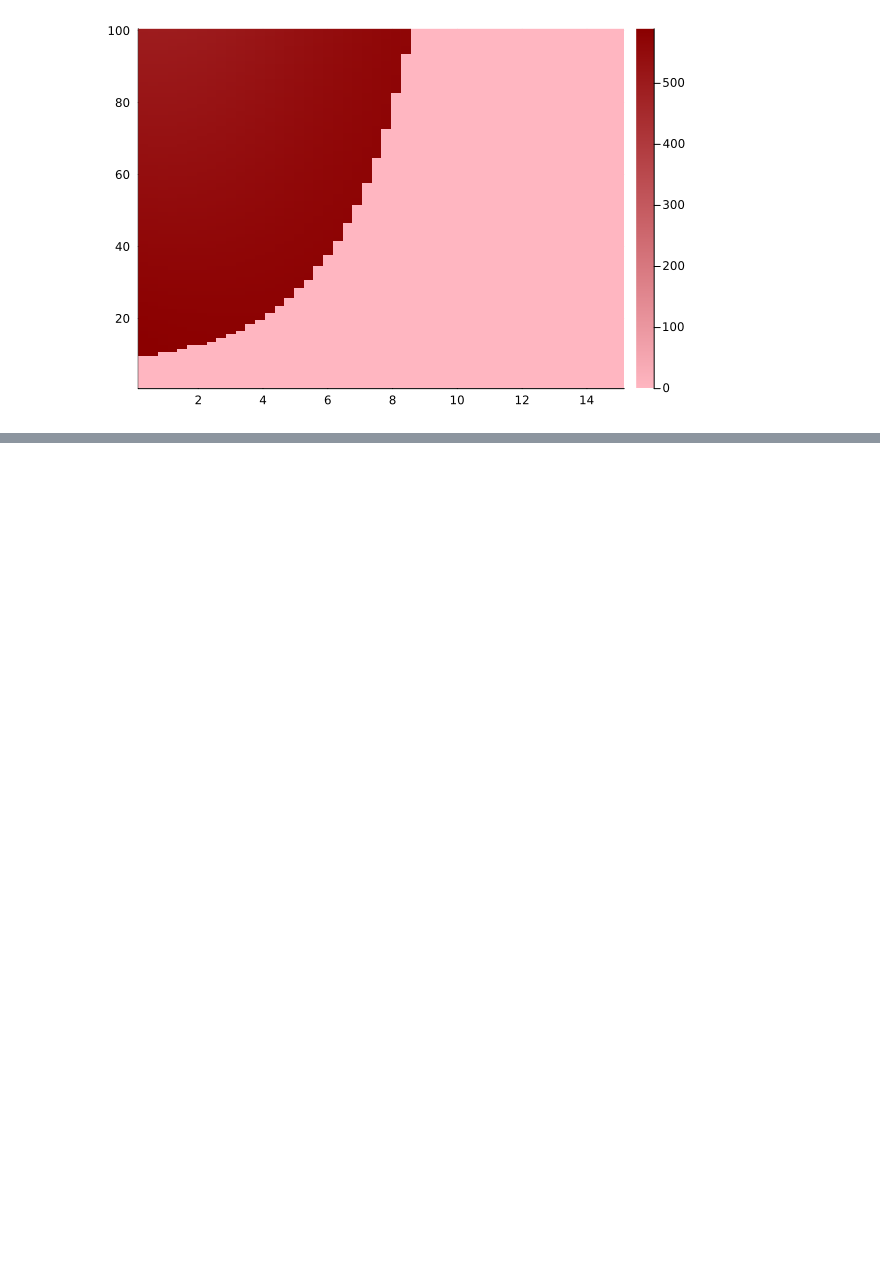
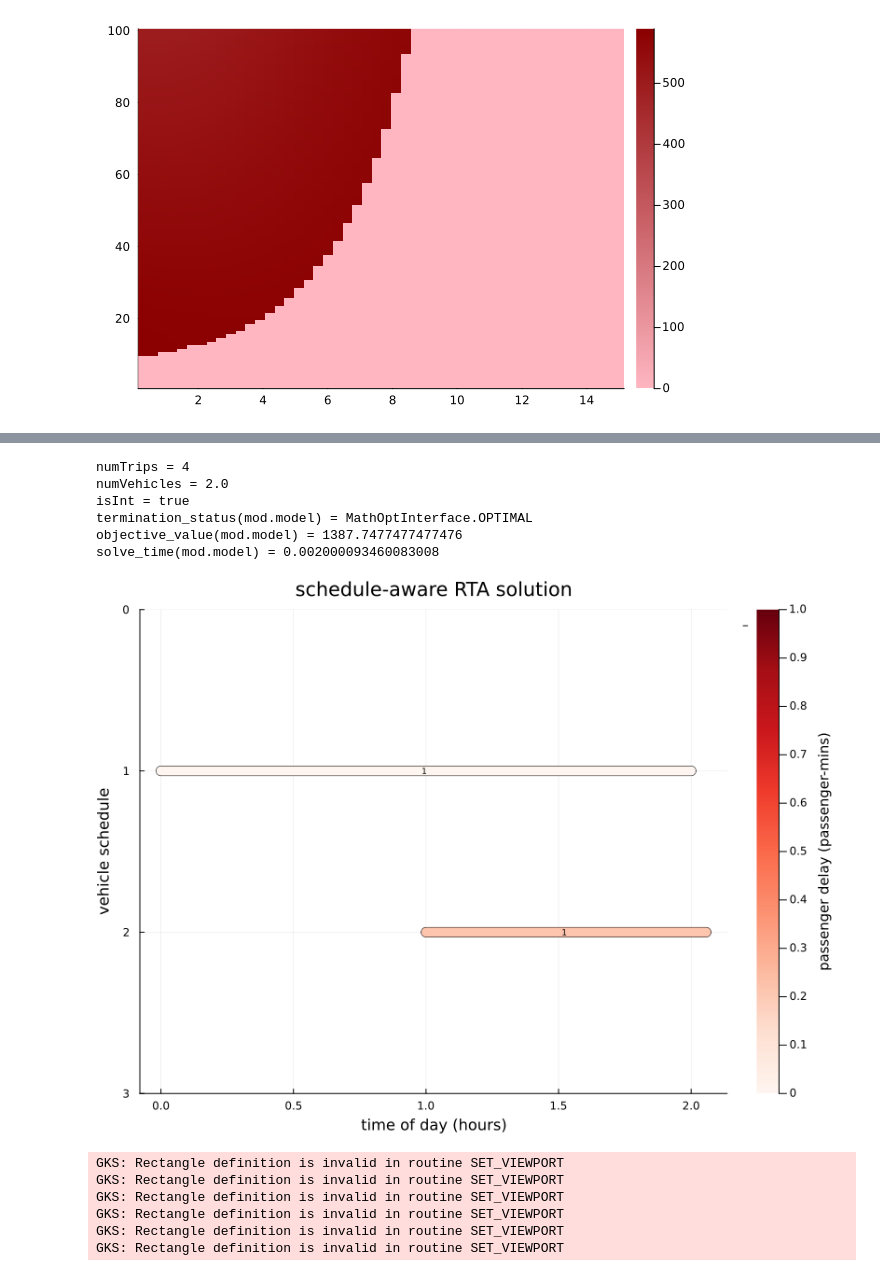
Before and after one commit to tristan4d/transit-delay-management, a Jupyter notebook: simple_example.ipynb, the cells around one changed output, grey strips where cells are left out. Drawn from its saved outputs; the diff is of its cells as text; code cells hidden in the pictures; blank space fills up the shorter version.

```diff
--- a/simple_example.ipynb
+++ b/simple_example.ipynb
@@ -138,0 +178,9 @@ heatmap(
+# %%
+trips = Float32[
+        # route_id start_time stop_time start_lat start_lon stop_lat stop_lon
+          1        0          1         0         0         0        1;
+          1        1          2         0         1         0        0
+]
+
+trips = createTrips(trips)
+first(trips, 5)
@@ -138,0 +193,41 @@ heatmap(
+# %%
+r = Float64[100, 10]
+# L_train = Float64[
+#     0.1 -0.1;
+#     0.1 -0.1
+# ]
+L_train = Float64[
+    1 1;
+    0 0.1
+]
+L_test = L_train;
+# %%
+instance = VSPInstanceSimple(trips, r, L_train, L_test);
+# %%
+del_model = VSPModel(instance; endoftrip = true)
+del_solution = solve!(del_model; silent = false);
+# %% [output]
+numTrips = 4
+numVehicles = 2.0
+isInt = true
+termination_status(mod.model) = MathOptInterface.OPTIMAL
+objective_value(mod.model) = 1387.7477477477476
+solve_time(mod.model) = 0.002000093460083008
+# %%
+del_plot_time = plotVSP_time(
+    del_solution.x,
+    instance;
+    # clims = (0, 6),
+    plot_size=(800, 600),
+    primary = false,
+    endoftrip = true,
+    title = "schedule-aware RTA solution"
+)
+# %% [output]
+[figure, added]
+GKS: Rectangle definition is invalid in routine SET_VIEWPORT
+GKS: Rectangle definition is invalid in routine SET_VIEWPORT
+GKS: Rectangle definition is invalid in routine SET_VIEWPORT
+GKS: Rectangle definition is invalid in routine SET_VIEWPORT
+GKS: Rectangle definition is invalid in routine SET_VIEWPORT
+GKS: Rectangle definition is invalid in routine SET_VIEWPORT
```
Also changed, not shown: parts of 19 cells of this notebook, 2 other files.
